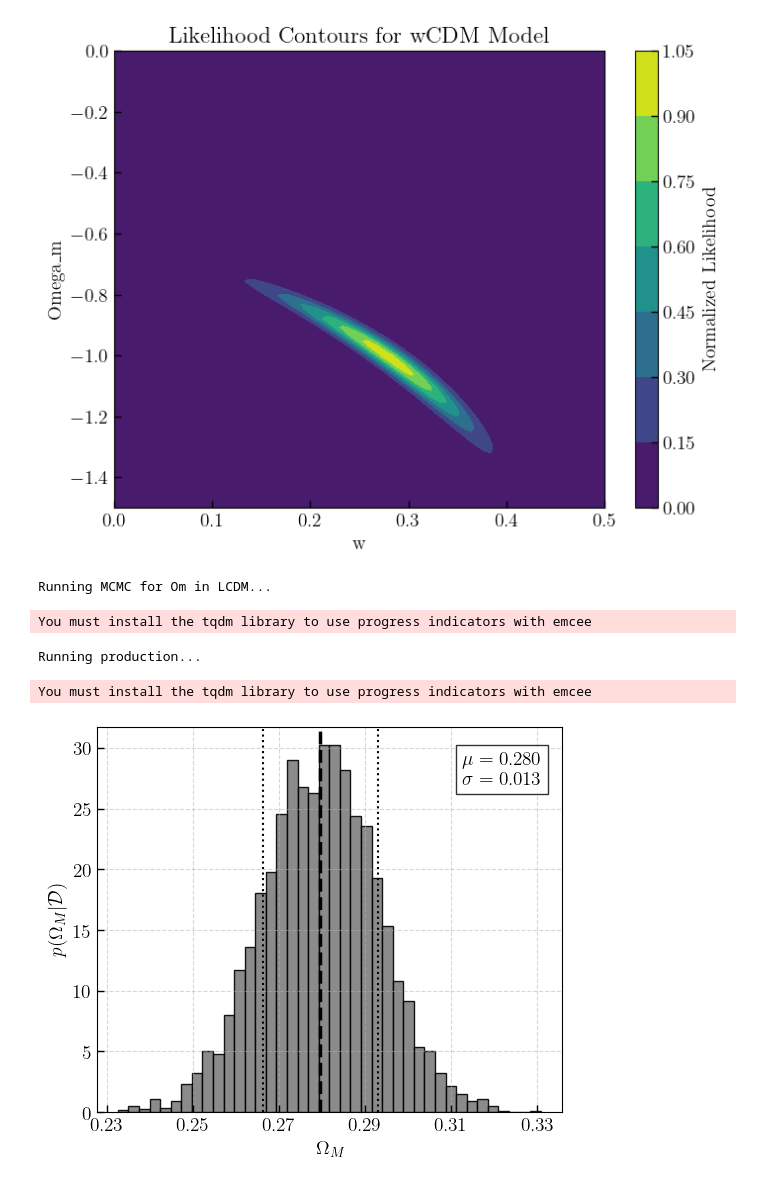
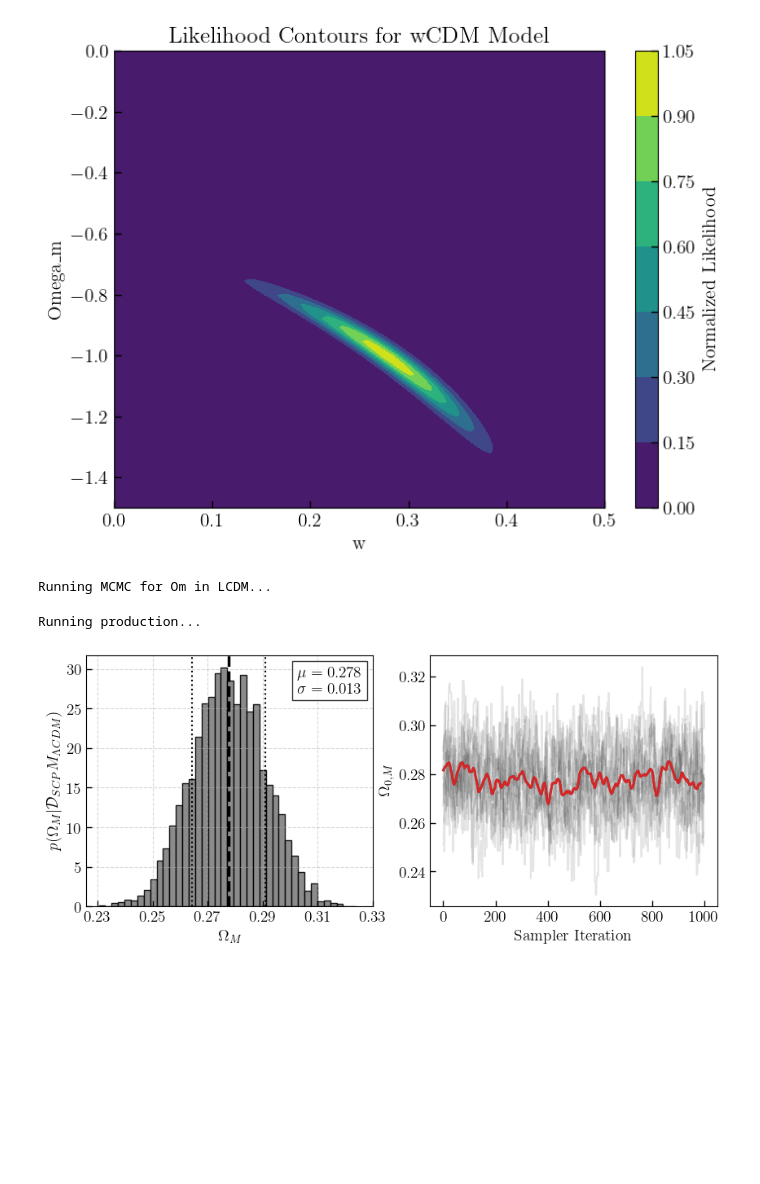
Before and after one commit to stommen/tif345_projects, a Jupyter notebook: project_1/project1_LBOS.ipynb, the cells around one changed output. Saved outputs shown, nothing was run; the diff lists cells and outputs as text; code cells hidden in the pictures; blank space fills up the shorter version.

```diff
--- a/project_1/project1_LBOS.ipynb
+++ b/project_1/project1_LBOS.ipynb
@@ -20,7 +20,7 @@ plt.rc('text', usetex = True)
 plt.rcParams['mathtext.fontset'] = 'cm'
 plt.rcParams['font.family'] = 'serif'
 plt.rcParams['text.latex.preamble'] = r'\usepackage{amsmath}'
-font_size = 30
+font_size = 14
 plt.rcParams['font.size'] = font_size
 plt.rcParams['xtick.labelsize'] = font_size
 plt.rcParams['xtick.direction'] = 'in'
@@ -70,7 +70,7 @@ def trace_plotter(axs, sampler, iterations, sampler_idx=None, ndim=2, save=False
 
     # If we have three parameters, plot the trace of sigma as well
     if ndim == 3:
-        axs[2].plot([1], [1], 'k')
+        axs[2].plot([], [], 'k')
         axs[2].plot(running_mean(sampler.chain[:, :iterations, 2].T,factor=0.015),color='tab:red',alpha=1,linewidth = 2)
         axs[2].plot(sampler.chain[:, :iterations, 2].T, color='k', alpha=0.3)
         axs[2].plot(running_mean(sampler.chain[:, :iterations, 2].T,factor=0.015),color='tab:red',alpha=1,linewidth = 2)
@@ -81,17 +81,18 @@ def trace_plotter(axs, sampler, iterations, sampler_idx=None, ndim=2, save=False
     else:
         axs[1].set_xlabel('Sampler Iteration')
     # Plot the traces and running means of H0 and q0
-    axs[0].plot([70], [70], 'k')
+    axs[0].plot([], [], 'k')
     axs[0].plot(running_mean(sampler.chain[:, :iterations, 0].T,factor=0.015),color='tab:red',alpha=1,linewidth = 2)#, label='Rolling average')
     axs[0].plot(sampler.chain[:, :iterations, 0].T, color='k', alpha=0.1)#, label='Traces $c_D$')
     axs[0].plot(running_mean(sampler.chain[:, :iterations, 0].T,factor=0.015),color='tab:red',alpha=1,linewidth = 2)#, label='Rolling average')
     axs[0].set_ylabel(r'$H_0$')
     axs[0].set_xticklabels([])
-    axs[1].plot([0], [0], 'k')
+    axs[1].plot([], [], 'k')
     axs[1].plot(running_mean(sampler.chain[:, :iterations, 1].T,factor=0.015),color='tab:red',alpha=1,linewidth = 2)#, label='Rolling average')
     axs[1].plot(sampler.chain[:, :iterations, 1].T, color='k', alpha=0.1)#, label='Traces $c_E$')
     axs[1].plot(running_mean(sampler.chain[:, :iterations, 1].T,factor=0.015),color='tab:red',alpha=1,linewidth = 2)#, label='Rolling average')
     axs[1].set_ylabel(r'$q_0$')
+    axs[1].set_ylabel(r'$\Omega_{0,M}$')
     axs[1].set_xticklabels([])
 
     if save:
@@ -387,35 +388,34 @@ nwalkers = 10
 p0 = np.zeros((nwalkers, ndim))
 p0[:,0] = 0.3 + 0.1 * np.random.randn(nwalkers)
 
-sampler = emcee.EnsembleSampler(nwalkers, ndim, log_posterior, args=(z, mu_obs, mu_err))
+sampler_Om = emcee.EnsembleSampler(nwalkers, ndim, log_posterior, args=(z, mu_obs, mu_err))
 print("Running MCMC for Om in LCDM...")
-pos, prob, state = sampler.run_mcmc(p0, 500, progress=True)
-sampler.reset()
+pos, prob, state = sampler_Om.run_mcmc(p0, 100, progress=True)
+sampler_Om.reset()
 
 print("Running production...")
-sampler.run_mcmc(pos, 1000, progress=True)
-samples = sampler.get_chain(flat=True)
-
+sampler_Om.run_mcmc(pos, 1000, progress=True)
+samples = sampler_Om.get_chain(flat=True)
 Om_samples = samples[:, 0]
 # %% [output]
 Running MCMC for Om in LCDM...
-You must install the tqdm library to use progress indicators with emcee
+Running production...
-Running production...
-You must install the tqdm library to use progress indicators with emcee
 # %%
 ### Plot marginal posterior for Omega_M ###
 
-plt.figure(figsize=(6, 5))
-plt.hist(Om_samples, bins=40, density=True, color='tab:gray', alpha=0.9, edgecolor='black')
-plt.axvline(np.mean(Om_samples), color='k', linestyle='--', linewidth=2.5)
-plt.axvline(np.mean(Om_samples) - np.std(Om_samples), color='k', linestyle=':', linewidth=1.5)
-plt.axvline(np.mean(Om_samples) + np.std(Om_samples), color='k', linestyle=':', linewidth=1.5)
-plt.xlabel(r"$\Omega_M$")
-plt.ylabel("$p(\\Omega_M | \\mathcal{D})$")
-plt.grid(True, linestyle='--', alpha=0.5)
-plt.xticks([0.23, 0.25, 0.27, 0.29, 0.31, 0.33])
-plt.text(0.3125, 27, f"$\\mu = {np.mean(Om_samples):.3f}$\n$\\sigma = {np.std(Om_samples):.3f}$", fontsize=14, bbox=dict(facecolor='white', alpha=0.8, edgecolor='black'))
-plt.savefig("figs/Om_marginal_posterior.pdf")
+fig, axs = plt.subplots(ncols=2, nrows=1, figsize=(10,4))
+axs[0].hist(Om_samples, bins=40, density=True, color='tab:gray', alpha=0.9, edgecolor='black')
+axs[0].axvline(np.mean(Om_samples), color='k', linestyle='--', linewidth=2.5)
+axs[0].axvline(np.mean(Om_samples) - np.std(Om_samples), color='k', linestyle=':', linewidth=1.5)
+axs[0].axvline(np.mean(Om_samples) + np.std(Om_samples), color='k', linestyle=':', linewidth=1.5)
+axs[0].set_xlabel(r"$\Omega_M$")
+axs[0].set_ylabel("$p(\\Omega_M | \\mathcal{D}_{SCP}M_{\\Lambda CDM})$")
+axs[0].grid(True, linestyle='--', alpha=0.5)
+axs[0].set_xticks([0.23, 0.25, 0.27, 0.29, 0.31, 0.33])
+axs[0].text(0.3025, 27, f"$\\mu = {np.mean(Om_samples):.3f}$\n$\\sigma = {np.std(Om_samples):.3f}$", fontsize=14, bbox=dict(facecolor='white', alpha=0.8, edgecolor='black'))
+
+trace_plotter(axs, sampler_Om, iterations=1000, sampler_idx="_Om_LCDM", ndim=1, save=False)
+
 plt.show()
 # %% [output]
-[figure, old version]
+[figure, new version]
```
Also changed, not shown: parts of 1 cell of this notebook, 5 other files.
